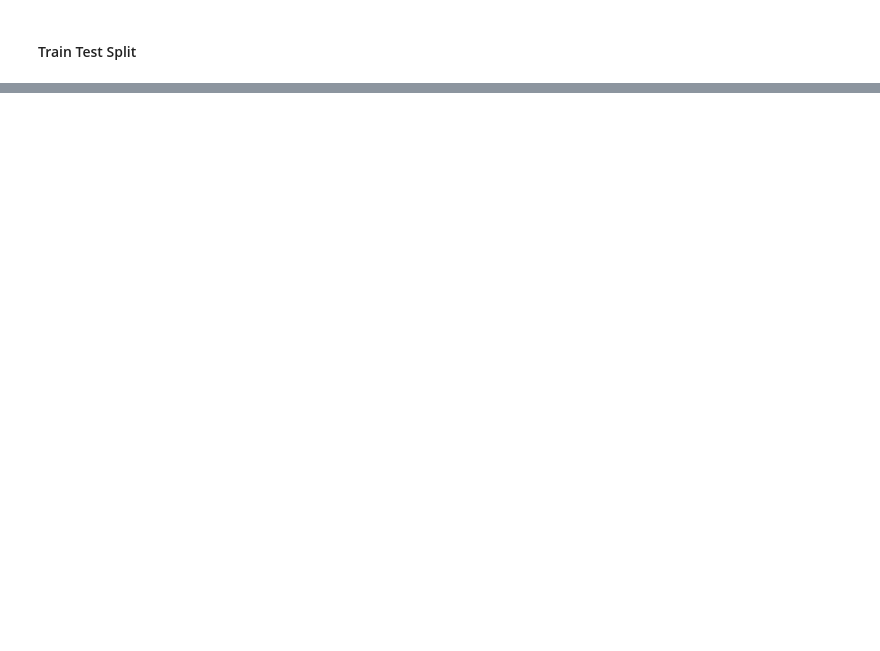
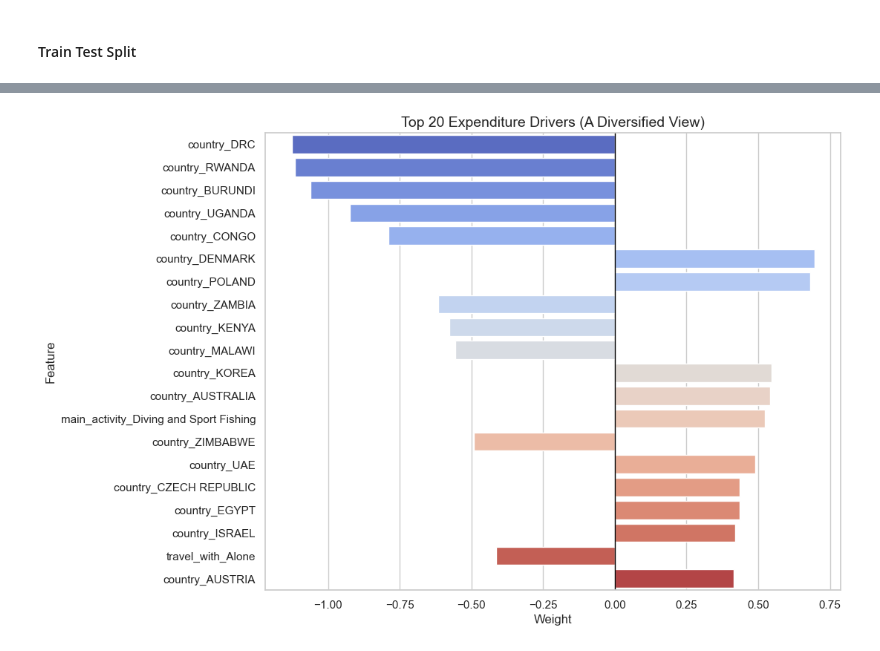
Before and after one commit to lange-chris/machine_learning_project, a Jupyter notebook: Tanzania_Tourism_Prediction_chris.ipynb, the cells around one changed output, grey strips where cells are left out. Saved outputs shown, nothing was run; the diff lists cells and outputs as text; code cells hidden in the pictures; blank space fills up the shorter version.

Commit message:
ridge regression done, trying on test set is next

```diff
--- a/Tanzania_Tourism_Prediction_chris.ipynb
+++ b/Tanzania_Tourism_Prediction_chris.ipynb
@@ -510,2 +510,7 @@ Sanity Check Passed: No zero-cost records found.
+# %%
+# CRITICAL: We drop the ID column because it has no predictive power.
+# If we keep it, the model just "memorizes" specific tourists (Overfitting).
+if 'ID' in train.columns:
+    train = train.drop(columns=['ID'])
 # %% [markdown]
 We dropped "ID", because we don`t need it and it causes white noise for the model AND we sorted out total_costs <1000TZS, even if the tourist stayed for more days.
@@ -519,0 +671,16 @@ End of Data Cleaning
+# %%
+from sklearn.linear_model import LinearRegression
+
+# Initialize the Linear Regression model
+model = LinearRegression()
+
+# Fit the model using the preprocessed features and log-transformed target
+# The model learns the relationship: X_train_pre -> y_train_log
+model.fit(X_train_pre, y_train_log)
+
+# Verification
+print("-" * 40) # iterates 40 times
+print("Model Training Status: SUCCESS")
+print(f"Number of features learned: {model.n_features_in_}")
+print("-" * 40)
+print("Next step: Evaluation on Validation Set and Back-Transformation.")
@@ -519,0 +830,14 @@ End of Data Cleaning
+# %%
+# --- VISUALIZATION STEP 2: Feature Importance (Drivers) ---
+ohe_names = preprocessor.named_transformers_['cat'].named_steps['onehot'].get_feature_names_out(cat_features)
+features = np.concatenate([num_features, ohe_names])
+coeffs = pd.DataFrame({'Feature': features, 'Weight': ridge_model.coef_})
+top_20 = coeffs.reindex(coeffs.Weight.abs().sort_values(ascending=False).index).head(20)
+
+plt.figure(figsize=(10, 8))
+sns.barplot(data=top_20, x='Weight', y='Feature', palette='coolwarm')
+plt.title('Top 20 Expenditure Drivers (A Diversified View)', fontsize=14)
+plt.axvline(x=0, color='black', lw=1)
+plt.show()
+# %% [output]
+[figure, added]
```
Also changed, not shown: parts of 25 cells of this notebook.
